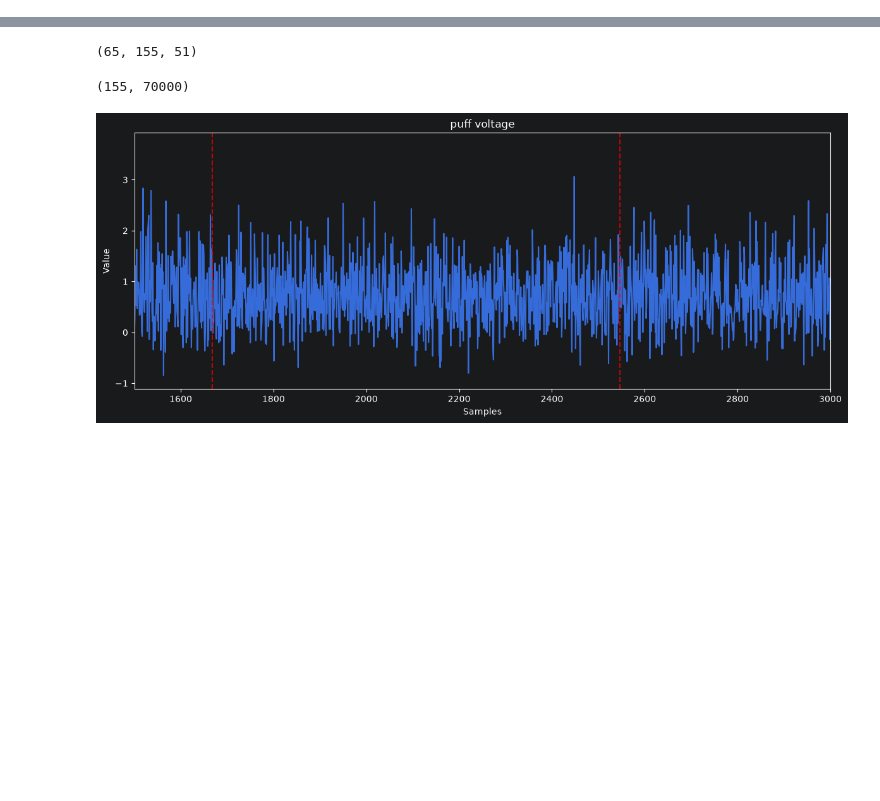
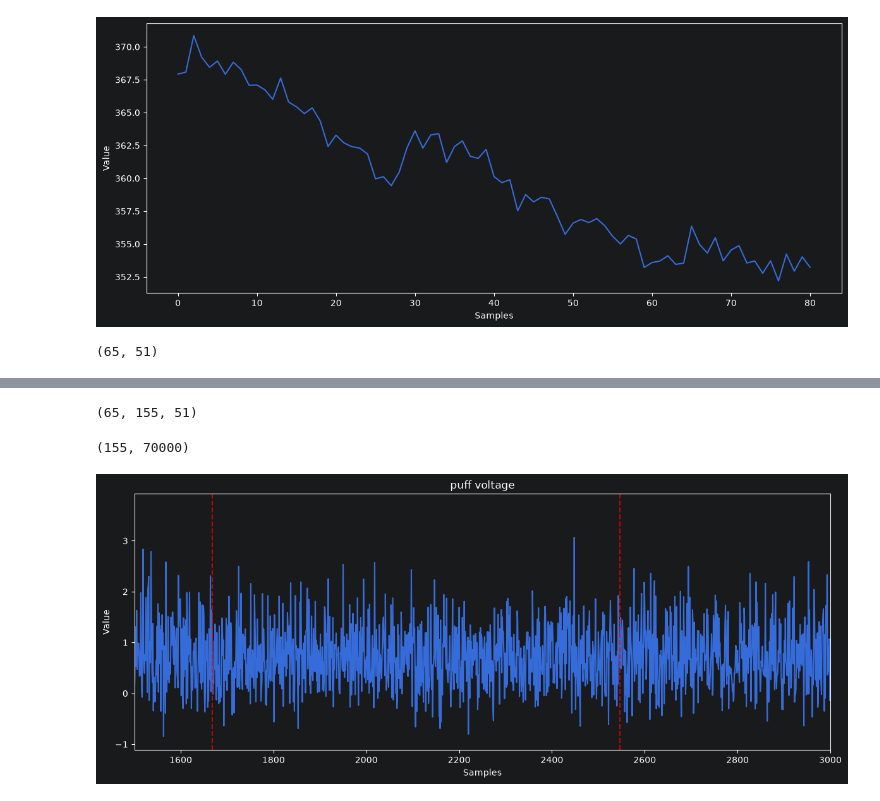
Before and after one commit to Yuchang09/DataAlign, a Jupyter notebook: scrach_space.ipynb, the cells around one changed output, grey strips where cells are left out. Drawn from its saved outputs; the diff is of its cells as text; code cells hidden in the pictures; blank space fills up the shorter version.

```diff
--- a/scrach_space.ipynb
+++ b/scrach_space.ipynb
@@ -9,0 +61,4 @@ import matplotlib.pyplot as plt
+# %%
+trials_df = FileUtils.read_csv_file(DataConfig.TrailsPath)
+data_trials, extracted_trials, relative_frames = AnalysisUtil.extract_trial_data(
+        F_subset, trials_df, trial_length=31, pre_frames=0, post_frames=50)
@@ -10 +67,11 @@ import matplotlib.pyplot as plt
+# %%
+q = DataUtils.calculate_mean(DataUtils.calculate_mean(data_trials, axis = 1), axis = 0)
+# %%
+PlotUtils.draw_line_plot(q)
+# %% [output]
+[figure, added]
+# %%
+p.shape
+# %% [output]
+(65, 51)
 # %%
```
Also changed, not shown: parts of 15 cells of this notebook, 6 other files.
